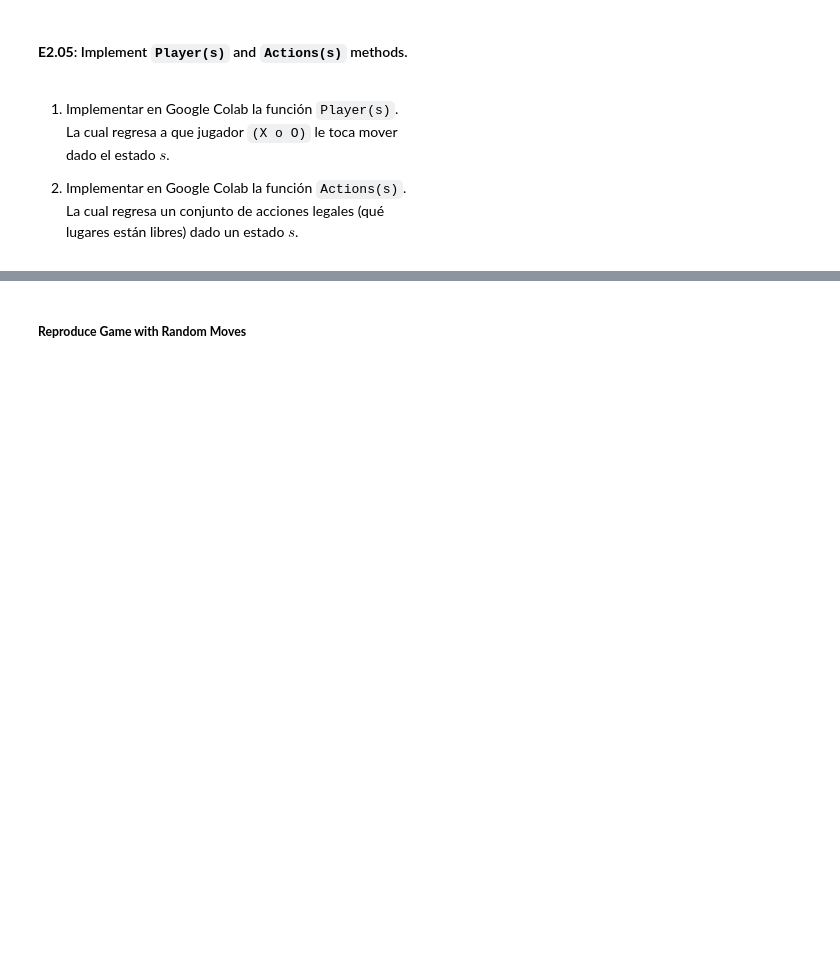
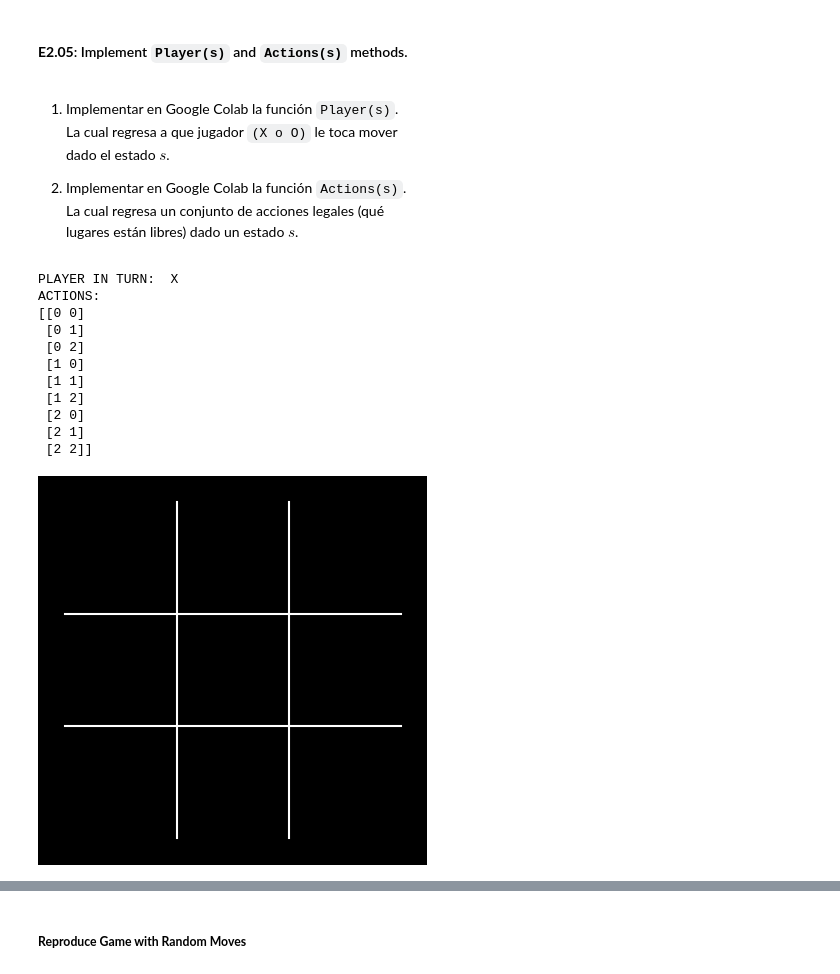
Before and after one commit to Daniels1610/CI008-Dagraz, a Jupyter notebook: exercises/E02.ipynb, the cells around one changed output, grey strips where cells are left out. Drawn from its saved outputs; the diff is of its cells as text; code cells hidden in the pictures; blank space fills up the shorter version.

```diff
--- a/exercises/E02.ipynb
+++ b/exercises/E02.ipynb
@@ -89,10 +109,23 @@ dado el estado $s$.
 La cual regresa un conjunto de acciones legales (qué
 lugares están libres) dado un estado $s$.
 # %%
-b = TicTacToe(GAME_DIMS)
+b = Board(GAME_DIMS)
 print(f'PLAYER IN TURN: {Color.BOLD}{Color.BLUE if b.player() == "X" else Color.RED} {b.player()}{Color.END}')
 print(f"ACTIONS:\n{b.actions()}")
 display(b.board)
+# %% [output]
+PLAYER IN TURN:  X
+ACTIONS:
+[[0 0]
+ [0 1]
+ [0 2]
+ [1 0]
+ [1 1]
+ [1 2]
+ [2 0]
+ [2 1]
+ [2 2]]
+[figure, added]
 # %%
 # X's Move 1
 b.make_move(np.array([2,2]))
```
Also changed, not shown: parts of 15 cells of this notebook, 19 other files.
